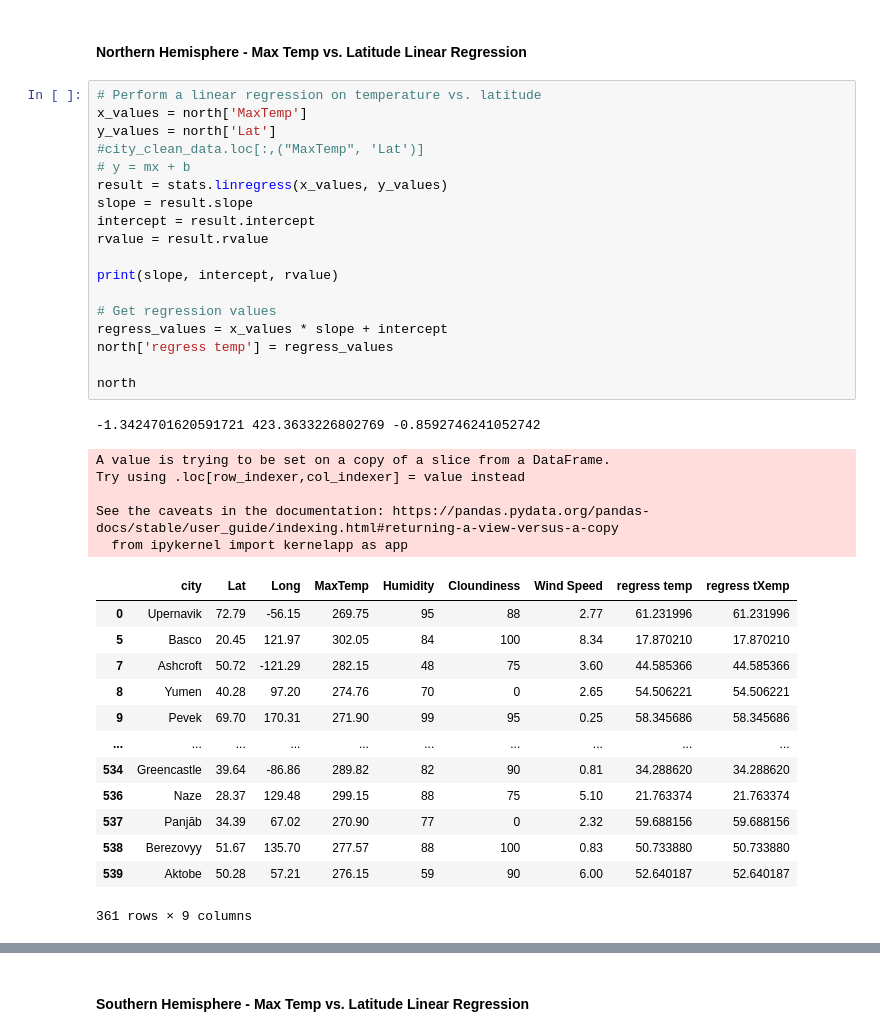
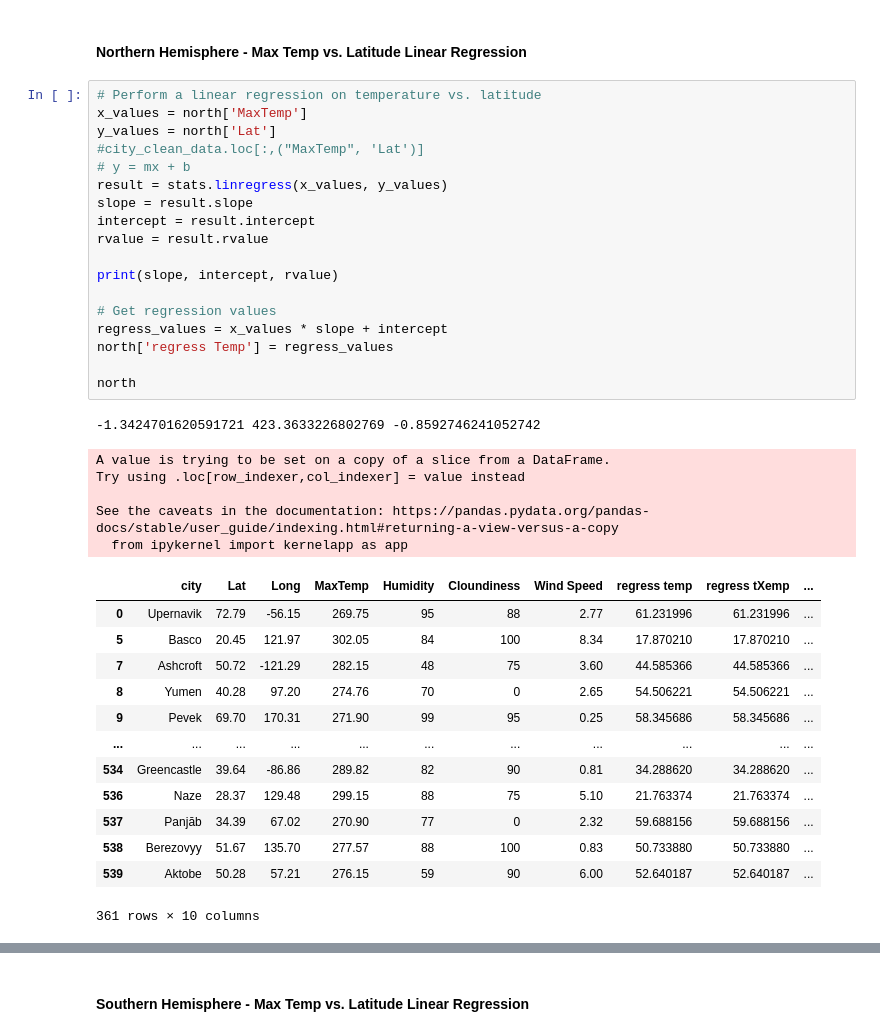
Before and after one commit to jocelyn4112/python-api-challenge, a Jupyter notebook: WeatherPy/WeatherPy - USE.ipynb, the cells around one changed output, grey strips where cells are left out. Cells and saved outputs as stored; diff of their text form.

```diff
--- a/WeatherPy/WeatherPy - USE.ipynb
+++ b/WeatherPy/WeatherPy - USE.ipynb
@@ -315,41 +315,41 @@ south = city_clean_data.loc[city_weather_df['Lat'] < 0]
 # %%
 # Perform a linear regression on temperature vs. latitude
 x_values = north['MaxTemp']
 y_values = north['Lat']
 #city_clean_data.loc[:,("MaxTemp", 'Lat')]
 # y = mx + b
 result = stats.linregress(x_values, y_values)
 slope = result.slope
 intercept = result.intercept
 rvalue = result.rvalue
 
 print(slope, intercept, rvalue)
 
 # Get regression values
 regress_values = x_values * slope + intercept
-north['regress temp'] = regress_values
+north['regress Temp'] = regress_values
 
 north
 # %% [output]
 -1.3424701620591721 423.3633226802769 -0.8592746241052742
 A value is trying to be set on a copy of a slice from a DataFrame.
 Try using .loc[row_indexer,col_indexer] = value instead
 
 See the caveats in the documentation: https://pandas.pydata.org/pandas-docs/stable/user_guide/indexing.html#returning-a-view-versus-a-copy
   from ipykernel import kernelapp as app
-|  | city | Lat | Long | MaxTemp | Humidity | Cloundiness | Wind Speed | regress temp | regress tXemp |
-| 0 | Upernavik | 72.79 | -56.15 | 269.75 | 95 | 88 | 2.77 | 61.231996 | 61.231996 |
-| 5 | Basco | 20.45 | 121.97 | 302.05 | 84 | 100 | 8.34 | 17.870210 | 17.870210 |
-| 7 | Ashcroft | 50.72 | -121.29 | 282.15 | 48 | 75 | 3.60 | 44.585366 | 44.585366 |
-| 8 | Yumen | 40.28 | 97.20 | 274.76 | 70 | 0 | 2.65 | 54.506221 | 54.506221 |
-| 9 | Pevek | 69.70 | 170.31 | 271.90 | 99 | 95 | 0.25 | 58.345686 | 58.345686 |
-| ... | ... | ... | ... | ... | ... | ... | ... | ... | ... |
-| 534 | Greencastle | 39.64 | -86.86 | 289.82 | 82 | 90 | 0.81 | 34.288620 | 34.288620 |
-| 536 | Naze | 28.37 | 129.48 | 299.15 | 88 | 75 | 5.10 | 21.763374 | 21.763374 |
-| 537 | Panjāb | 34.39 | 67.02 | 270.90 | 77 | 0 | 2.32 | 59.688156 | 59.688156 |
-| 538 | Berezovyy | 51.67 | 135.70 | 277.57 | 88 | 100 | 0.83 | 50.733880 | 50.733880 |
-| 539 | Aktobe | 50.28 | 57.21 | 276.15 | 59 | 90 | 6.00 | 52.640187 | 52.640187 |
+|  | city | Lat | Long | MaxTemp | Humidity | Cloundiness | Wind Speed | regress temp | regress tXemp | ... |
+| 0 | Upernavik | 72.79 | -56.15 | 269.75 | 95 | 88 | 2.77 | 61.231996 | 61.231996 | ... |
+| 5 | Basco | 20.45 | 121.97 | 302.05 | 84 | 100 | 8.34 | 17.870210 | 17.870210 | ... |
+| 7 | Ashcroft | 50.72 | -121.29 | 282.15 | 48 | 75 | 3.60 | 44.585366 | 44.585366 | ... |
+| 8 | Yumen | 40.28 | 97.20 | 274.76 | 70 | 0 | 2.65 | 54.506221 | 54.506221 | ... |
+| 9 | Pevek | 69.70 | 170.31 | 271.90 | 99 | 95 | 0.25 | 58.345686 | 58.345686 | ... |
+| ... | ... | ... | ... | ... | ... | ... | ... | ... | ... | ... |
+| 534 | Greencastle | 39.64 | -86.86 | 289.82 | 82 | 90 | 0.81 | 34.288620 | 34.288620 | ... |
+| 536 | Naze | 28.37 | 129.48 | 299.15 | 88 | 75 | 5.10 | 21.763374 | 21.763374 | ... |
+| 537 | Panjāb | 34.39 | 67.02 | 270.90 | 77 | 0 | 2.32 | 59.688156 | 59.688156 | ... |
+| 538 | Berezovyy | 51.67 | 135.70 | 277.57 | 88 | 100 | 0.83 | 50.733880 | 50.733880 | ... |
+| 539 | Aktobe | 50.28 | 57.21 | 276.15 | 59 | 90 | 6.00 | 52.640187 | 52.640187 | ... |
-361 rows × 9 columns
+361 rows × 10 columns
 # %%
 plt.scatter(x_values, y_values)
 plt.plot(x_values, regress_values, color='red')
```
Also changed, not shown: parts of 12 cells of this notebook, 6 other files.
